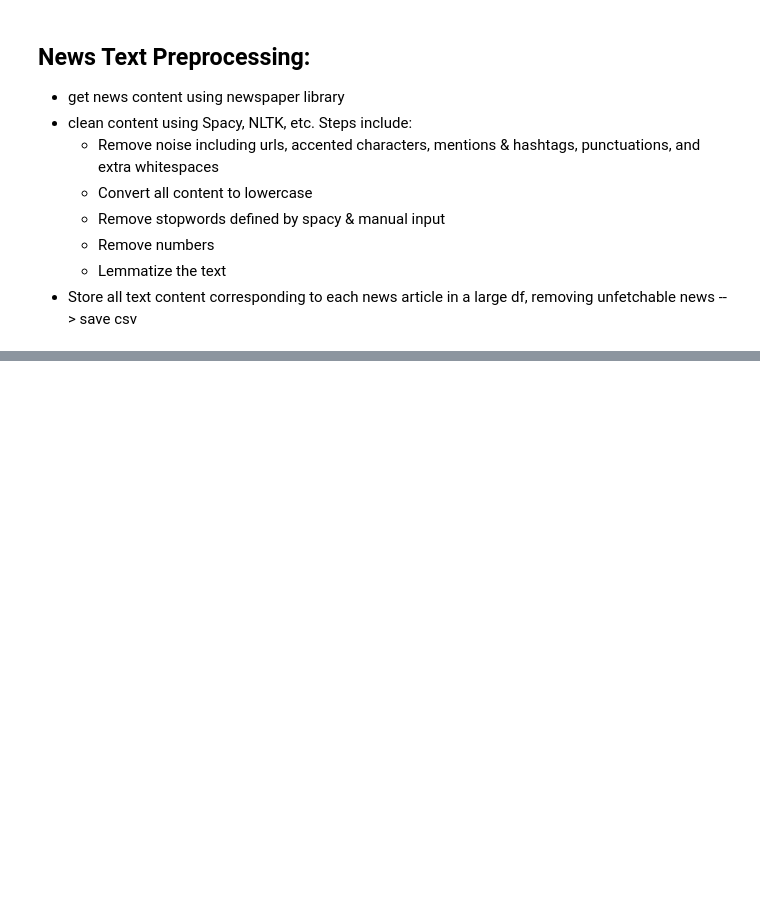
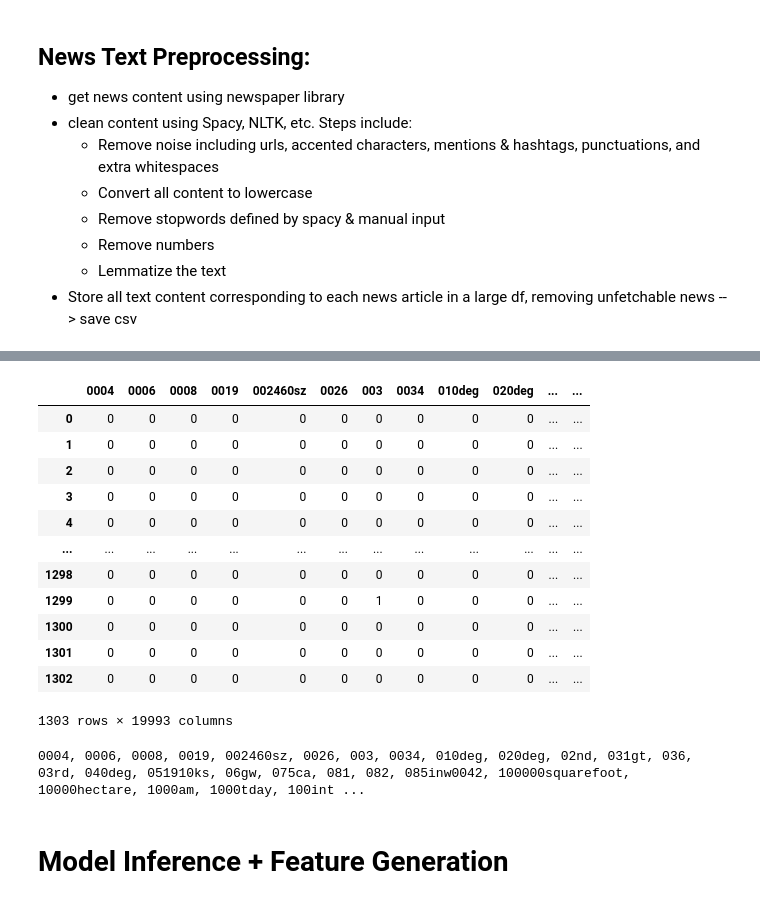
Before and after one commit to BomingZhang-coder/lithium-commodities-dashboard, a Jupyter notebook: jerry/news_nlp_analysis.ipynb, the cells around one changed output, grey strips where cells are left out. Saved outputs shown, nothing was run; the diff lists cells and outputs as text; code cells hidden in the pictures; blank space fills up the shorter version.

```diff
--- a/jerry/news_nlp_analysis.ipynb
+++ b/jerry/news_nlp_analysis.ipynb
@@ -184,0 +312,23 @@ news_text.to_csv('news_text.csv')
+# %%
+vec = CountVectorizer()
+X = vec.fit_transform(news_text['text'])
+matrix = pd.DataFrame(X.toarray(), columns=vec.get_feature_names_out())
+display(matrix)
+print(*matrix.columns, sep= ', ')
+# %% [output]
+|  | 0004 | 0006 | 0008 | 0019 | 002460sz | 0026 | 003 | 0034 | 010deg | 020deg | ... | ... |
+| 0 | 0 | 0 | 0 | 0 | 0 | 0 | 0 | 0 | 0 | 0 | ... | ... |
+| 1 | 0 | 0 | 0 | 0 | 0 | 0 | 0 | 0 | 0 | 0 | ... | ... |
+| 2 | 0 | 0 | 0 | 0 | 0 | 0 | 0 | 0 | 0 | 0 | ... | ... |
+| 3 | 0 | 0 | 0 | 0 | 0 | 0 | 0 | 0 | 0 | 0 | ... | ... |
+| 4 | 0 | 0 | 0 | 0 | 0 | 0 | 0 | 0 | 0 | 0 | ... | ... |
+| ... | ... | ... | ... | ... | ... | ... | ... | ... | ... | ... | ... | ... |
+| 1298 | 0 | 0 | 0 | 0 | 0 | 0 | 0 | 0 | 0 | 0 | ... | ... |
+| 1299 | 0 | 0 | 0 | 0 | 0 | 0 | 1 | 0 | 0 | 0 | ... | ... |
+| 1300 | 0 | 0 | 0 | 0 | 0 | 0 | 0 | 0 | 0 | 0 | ... | ... |
+| 1301 | 0 | 0 | 0 | 0 | 0 | 0 | 0 | 0 | 0 | 0 | ... | ... |
+| 1302 | 0 | 0 | 0 | 0 | 0 | 0 | 0 | 0 | 0 | 0 | ... | ... |
+1303 rows × 19993 columns
+0004, 0006, 0008, 0019, 002460sz, 0026, 003, 0034, 010deg, 020deg, 02nd, 031gt, 036, 03rd, 040deg, 051910ks, 06gw, 075ca, 081, 082, 085inw0042, 100000squarefoot, 10000hectare, 1000am, 1000tday, 100int ...
+# %% [markdown]
+# Model Inference + Feature Generation
```
Also changed, not shown: parts of 8 cells of this notebook, 6 other files.
